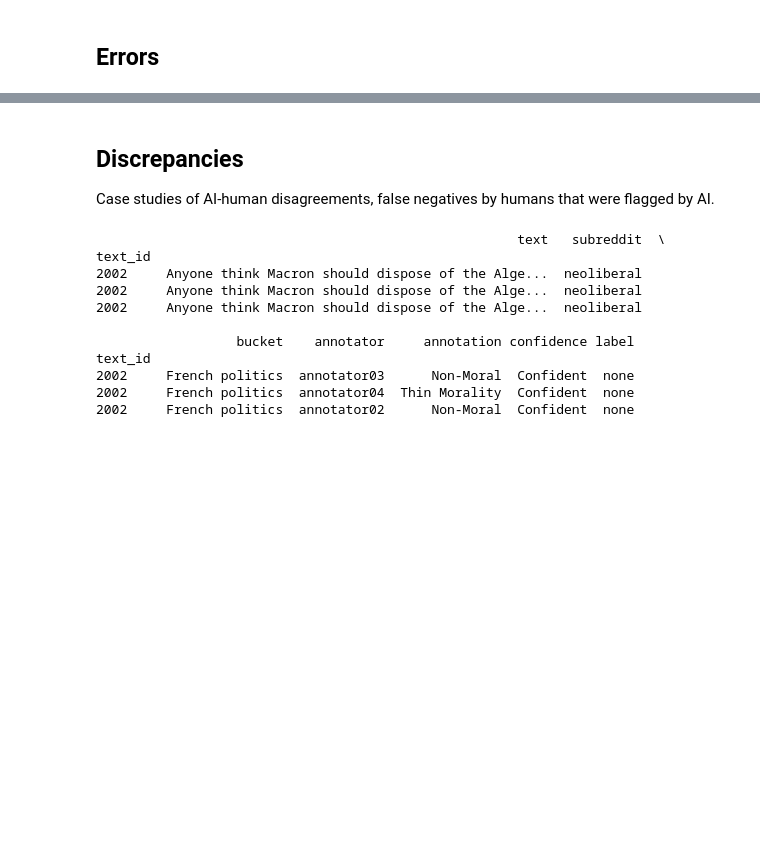
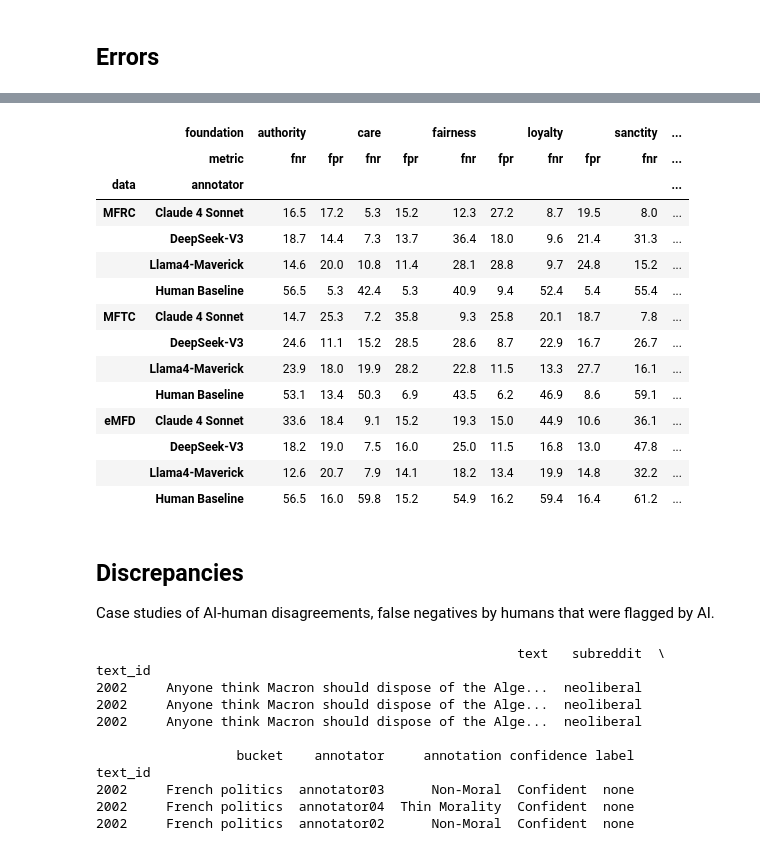
Before and after one commit to maciejskorski/moral-foundations-llm-eval, a Jupyter notebook: src/annots_competences.ipynb, the cells around one changed output, grey strips where cells are left out. Cells and saved outputs as stored; diff of their text form; code cells hidden in the pictures; blank space fills up the shorter version.

```diff
--- a/src/annots_competences.ipynb
+++ b/src/annots_competences.ipynb
@@ -648,3 +657,31 @@ pivot_df
+# %%
+from IPython.display import display
+
+model_order = ['Claude 4 Sonnet', 'DeepSeek-V3', 'Llama4-Maverick', 'Human Baseline']
+df['annotator'] = pd.Categorical(df['annotator'], categories=model_order, ordered=True)
+
+report = df[mask].pivot(index=['data', 'annotator'], columns=['foundation'], values=['fnr','fpr'])
+report.columns = report.columns.swaplevel()
+report = report.sort_index(axis=1)
+report.columns.names = ['foundation','metric']
+
+display( (report*100).round(1) )
+# %% [output]
+|  | foundation | authority |  | care |  | fairness |  | loyalty |  | sanctity | ... |
+|  | metric | fnr | fpr | fnr | fpr | fnr | fpr | fnr | fpr | fnr | ... |
+| data | annotator |  |  |  |  |  |  |  |  |  | ... |
+| MFRC | Claude 4 Sonnet | 16.5 | 17.2 | 5.3 | 15.2 | 12.3 | 27.2 | 8.7 | 19.5 | 8.0 | ... |
+|  | DeepSeek-V3 | 18.7 | 14.4 | 7.3 | 13.7 | 36.4 | 18.0 | 9.6 | 21.4 | 31.3 | ... |
+|  | Llama4-Maverick | 14.6 | 20.0 | 10.8 | 11.4 | 28.1 | 28.8 | 9.7 | 24.8 | 15.2 | ... |
+|  | Human Baseline | 56.5 | 5.3 | 42.4 | 5.3 | 40.9 | 9.4 | 52.4 | 5.4 | 55.4 | ... |
+| MFTC | Claude 4 Sonnet | 14.7 | 25.3 | 7.2 | 35.8 | 9.3 | 25.8 | 20.1 | 18.7 | 7.8 | ... |
+|  | DeepSeek-V3 | 24.6 | 11.1 | 15.2 | 28.5 | 28.6 | 8.7 | 22.9 | 16.7 | 26.7 | ... |
+|  | Llama4-Maverick | 23.9 | 18.0 | 19.9 | 28.2 | 22.8 | 11.5 | 13.3 | 27.7 | 16.1 | ... |
+|  | Human Baseline | 53.1 | 13.4 | 50.3 | 6.9 | 43.5 | 6.2 | 46.9 | 8.6 | 59.1 | ... |
+| eMFD | Claude 4 Sonnet | 33.6 | 18.4 | 9.1 | 15.2 | 19.3 | 15.0 | 44.9 | 10.6 | 36.1 | ... |
+|  | DeepSeek-V3 | 18.2 | 19.0 | 7.5 | 16.0 | 25.0 | 11.5 | 16.8 | 13.0 | 47.8 | ... |
+|  | Llama4-Maverick | 12.6 | 20.7 | 7.9 | 14.1 | 18.2 | 13.4 | 19.9 | 14.8 | 32.2 | ... |
+|  | Human Baseline | 56.5 | 16.0 | 59.8 | 15.2 | 54.9 | 16.2 | 59.4 | 16.4 | 61.2 | ... |
 # %% [markdown]
 ## Discrepancies
 
```
Also changed, not shown: parts of 13 cells of this notebook.
